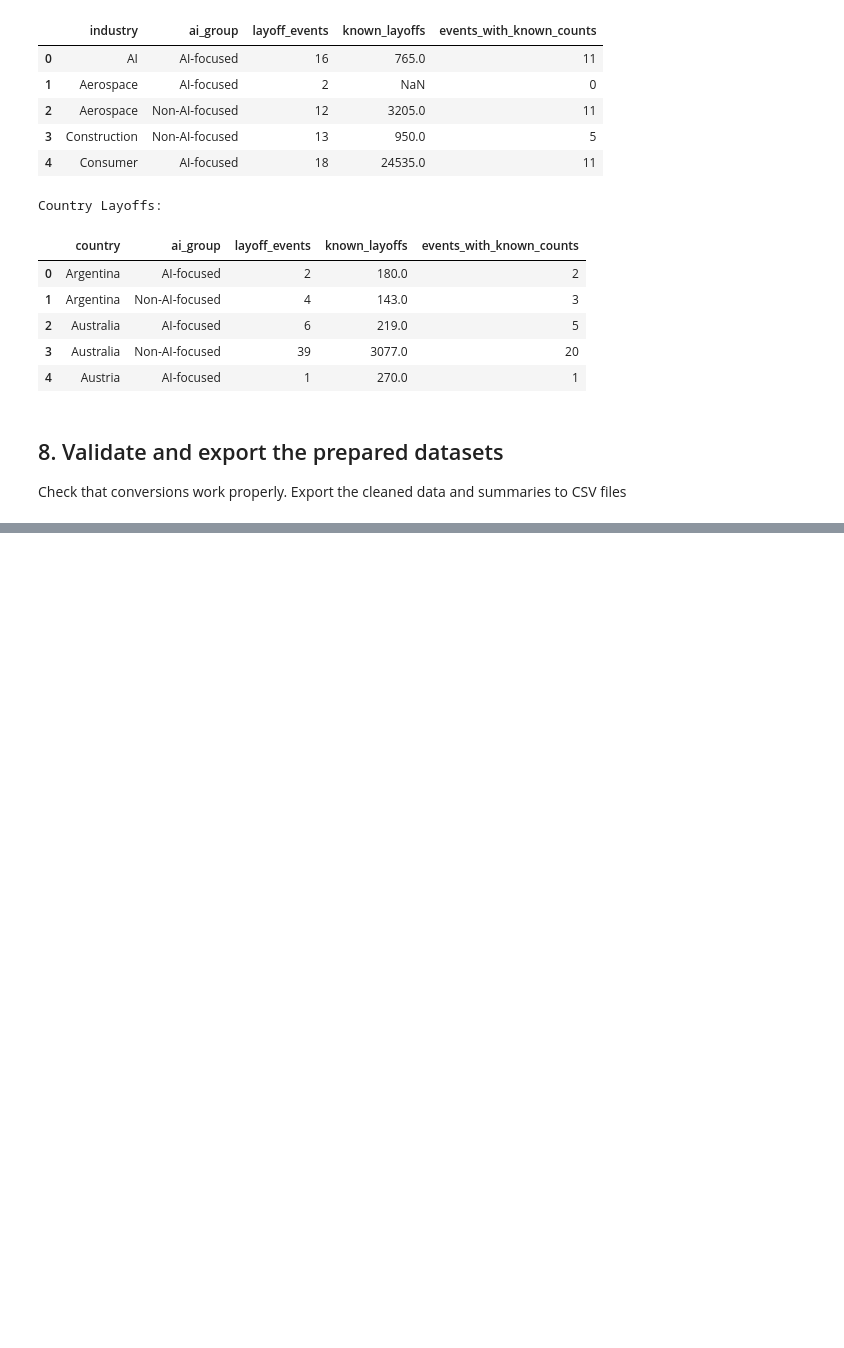
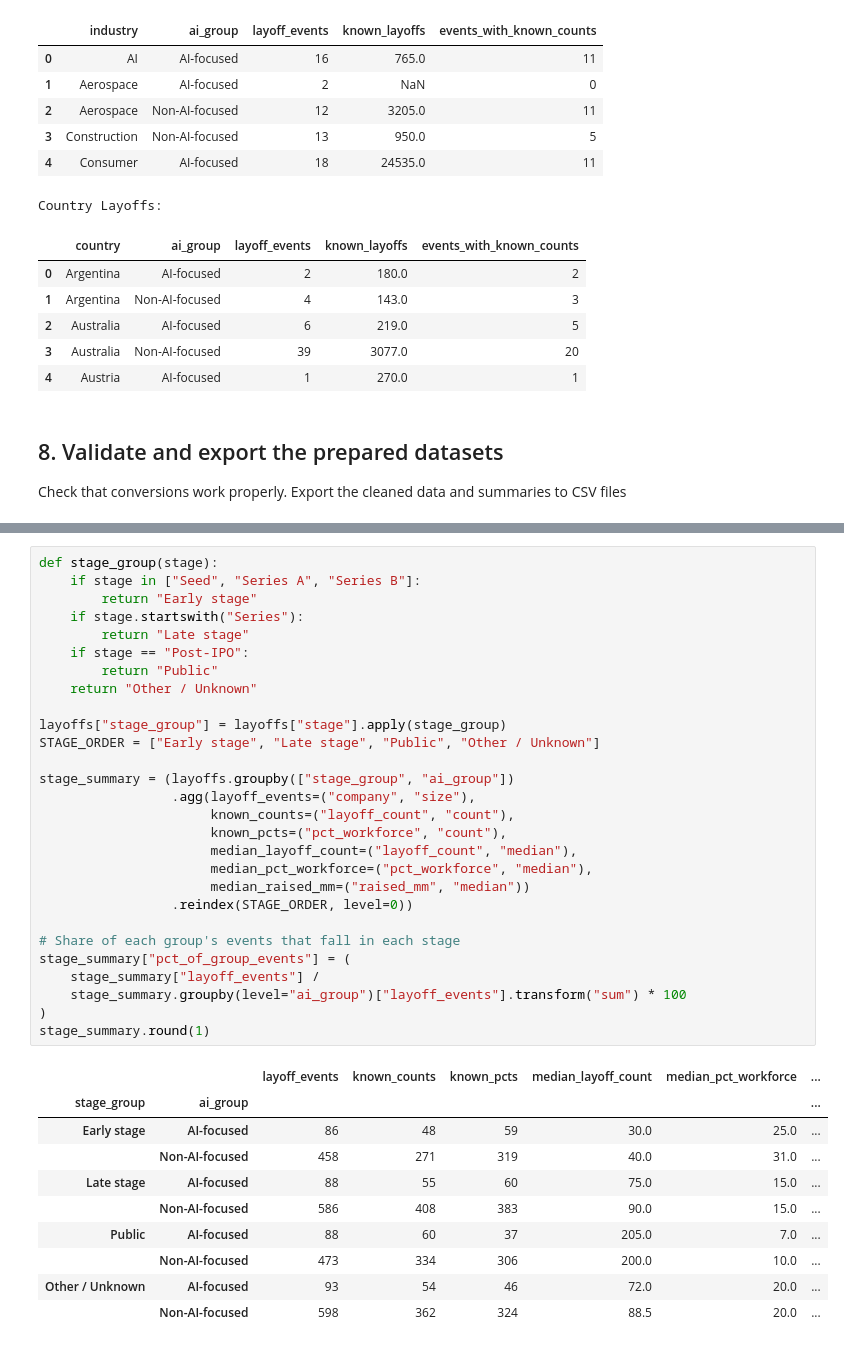
Before and after one commit to sionjk/AI-WorkForce-Reductions, a Jupyter notebook: Final Project/COP 4283 Final Project.ipynb, the cells around one changed output, grey strips where cells are left out. Saved outputs shown, nothing was run; the diff lists cells and outputs as text; blank space fills up the shorter version.

```diff
--- a/Final Project/COP 4283 Final Project.ipynb
+++ b/Final Project/COP 4283 Final Project.ipynb
@@ -367,0 +542,39 @@ We do not currently plan to use the other two datasets in our main analysis:
+# %%
+def stage_group(stage):
+    if stage in ["Seed", "Series A", "Series B"]:
+        return "Early stage"
+    if stage.startswith("Series"):
+        return "Late stage"
+    if stage == "Post-IPO":
+        return "Public"
+    return "Other / Unknown"
+
+layoffs["stage_group"] = layoffs["stage"].apply(stage_group)
+STAGE_ORDER = ["Early stage", "Late stage", "Public", "Other / Unknown"]
+
+stage_summary = (layoffs.groupby(["stage_group", "ai_group"])
+                 .agg(layoff_events=("company", "size"),
+                      known_counts=("layoff_count", "count"),
+                      known_pcts=("pct_workforce", "count"),
+                      median_layoff_count=("layoff_count", "median"),
+                      median_pct_workforce=("pct_workforce", "median"),
+                      median_raised_mm=("raised_mm", "median"))
+                 .reindex(STAGE_ORDER, level=0))
+
+# Share of each group's events that fall in each stage
+stage_summary["pct_of_group_events"] = (
+    stage_summary["layoff_events"] /
+    stage_summary.groupby(level="ai_group")["layoff_events"].transform("sum") * 100
+)
+stage_summary.round(1)
+# %% [output]
+|  |  | layoff_events | known_counts | known_pcts | median_layoff_count | median_pct_workforce | ... |
+| stage_group | ai_group |  |  |  |  |  | ... |
+| Early stage | AI-focused | 86 | 48 | 59 | 30.0 | 25.0 | ... |
+|  | Non-AI-focused | 458 | 271 | 319 | 40.0 | 31.0 | ... |
+| Late stage | AI-focused | 88 | 55 | 60 | 75.0 | 15.0 | ... |
+|  | Non-AI-focused | 586 | 408 | 383 | 90.0 | 15.0 | ... |
+| Public | AI-focused | 88 | 60 | 37 | 205.0 | 7.0 | ... |
+|  | Non-AI-focused | 473 | 334 | 306 | 200.0 | 10.0 | ... |
+| Other / Unknown | AI-focused | 93 | 54 | 46 | 72.0 | 20.0 | ... |
+|  | Non-AI-focused | 598 | 362 | 324 | 88.5 | 20.0 | ... |
```
Also changed, not shown: parts of 28 cells of this notebook, 1 other file.
